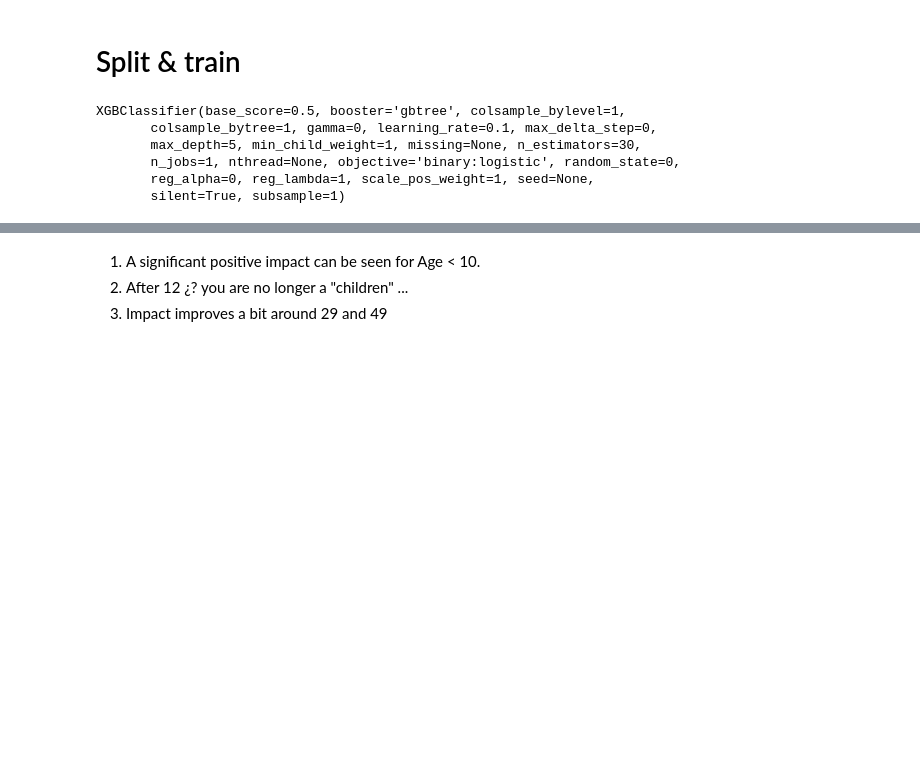
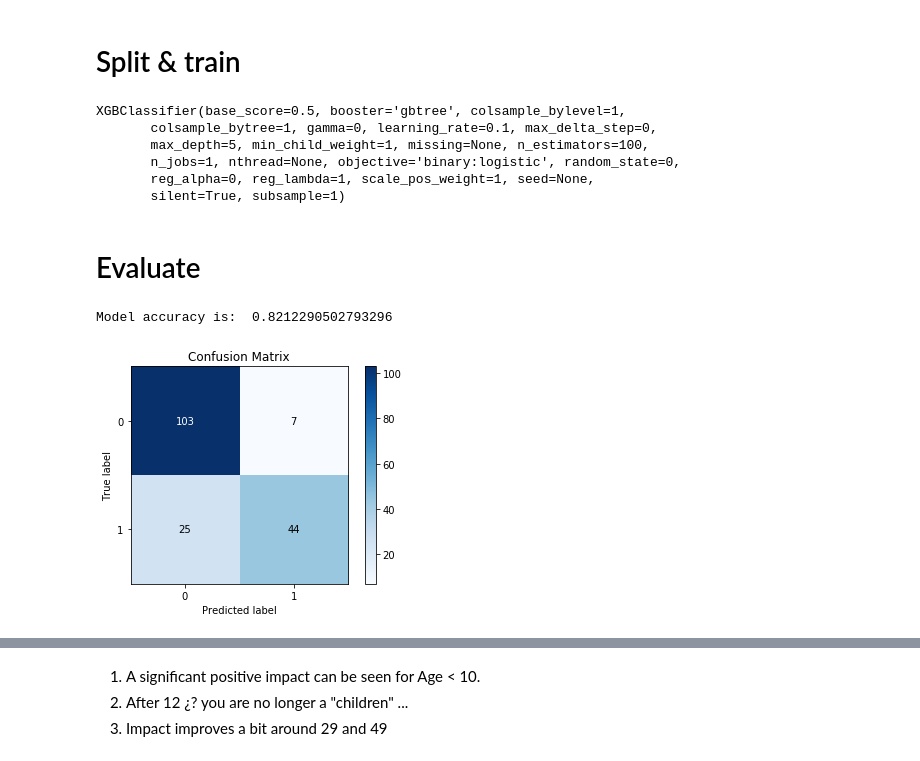
Before and after one commit to Rmwak/t3chfest_madrid_2019_interpretability, a Jupyter notebook: notebook/[Toy example] Titanic.ipynb, the cells around one changed output, grey strips where cells are left out. Drawn from its saved outputs; the diff is of its cells as text; code cells hidden in the pictures; blank space fills up the shorter version.

```diff
--- a/notebook/[Toy example] Titanic.ipynb
+++ b/notebook/[Toy example] Titanic.ipynb
@@ -45,12 +55,24 @@ X = df.drop(['Survived'], axis=1)
 y = df['Survived']
 X_train, X_valid, y_train, y_valid = train_test_split(X, y, test_size=0.2, random_state=7)
 # %%
-xgb = XGBClassifier(max_depth=5, n_estimators = 30, learning_rate=0.1)
+xgb = XGBClassifier(max_depth=5, n_estimators = 100, learning_rate=0.1)
 xgb.fit(X_train, y_train)
 # %% [output]
 XGBClassifier(base_score=0.5, booster='gbtree', colsample_bylevel=1,
        colsample_bytree=1, gamma=0, learning_rate=0.1, max_delta_step=0,
-       max_depth=5, min_child_weight=1, missing=None, n_estimators=30,
+       max_depth=5, min_child_weight=1, missing=None, n_estimators=100,
        n_jobs=1, nthread=None, objective='binary:logistic', random_state=0,
        reg_alpha=0, reg_lambda=1, scale_pos_weight=1, seed=None,
        silent=True, subsample=1)
+# %% [markdown]
+# Evaluate
+# %%
+accuracy = accuracy_score(y_valid, xgb.predict(X_valid))
+print("Model accuracy is:  {}".format(accuracy))
+# %% [output]
+Model accuracy is:  0.8212290502793296
+# %%
+skplt.metrics.plot_confusion_matrix(y_valid, xgb.predict(X_valid))
+plt.show()
+# %% [output]
+[figure, added]
```
Also changed, not shown: parts of 37 cells of this notebook, 5 other files.
